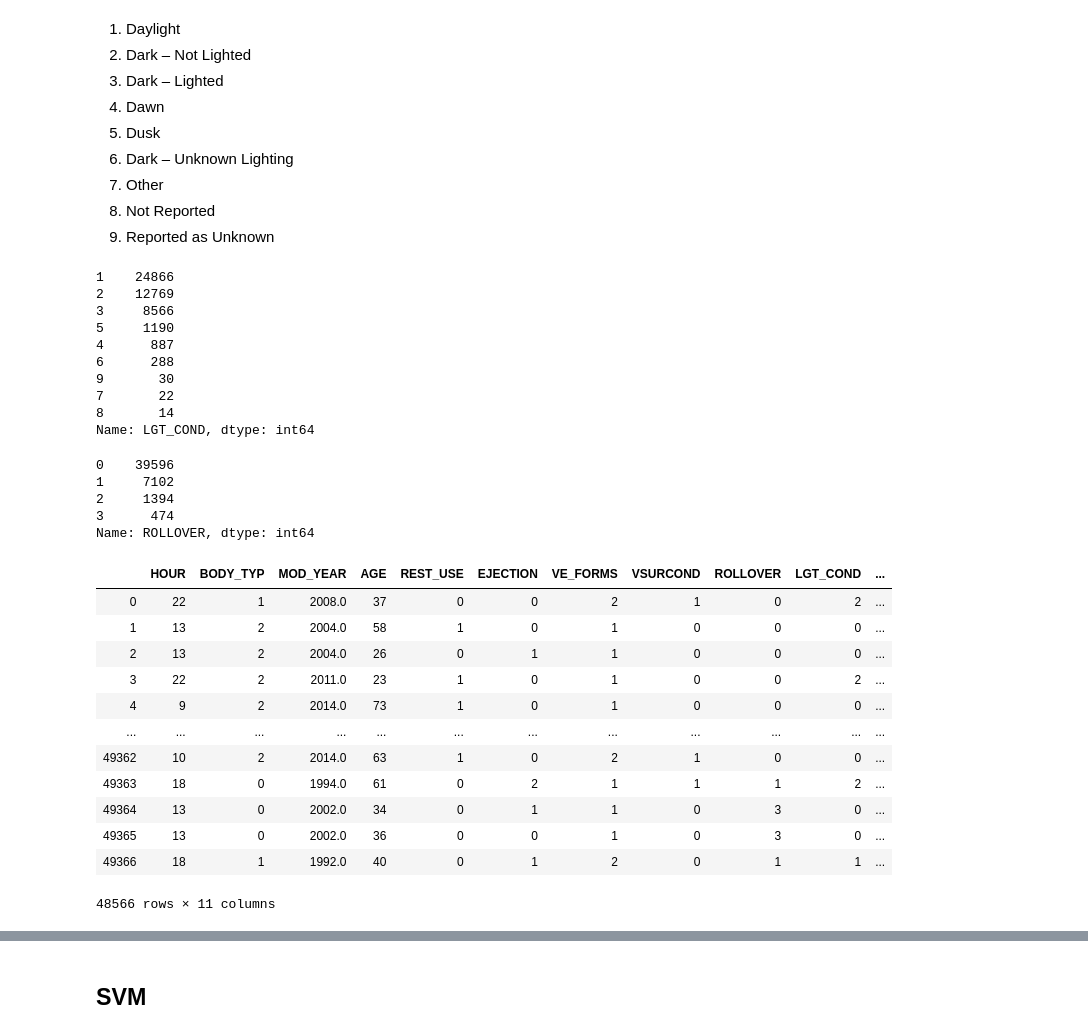
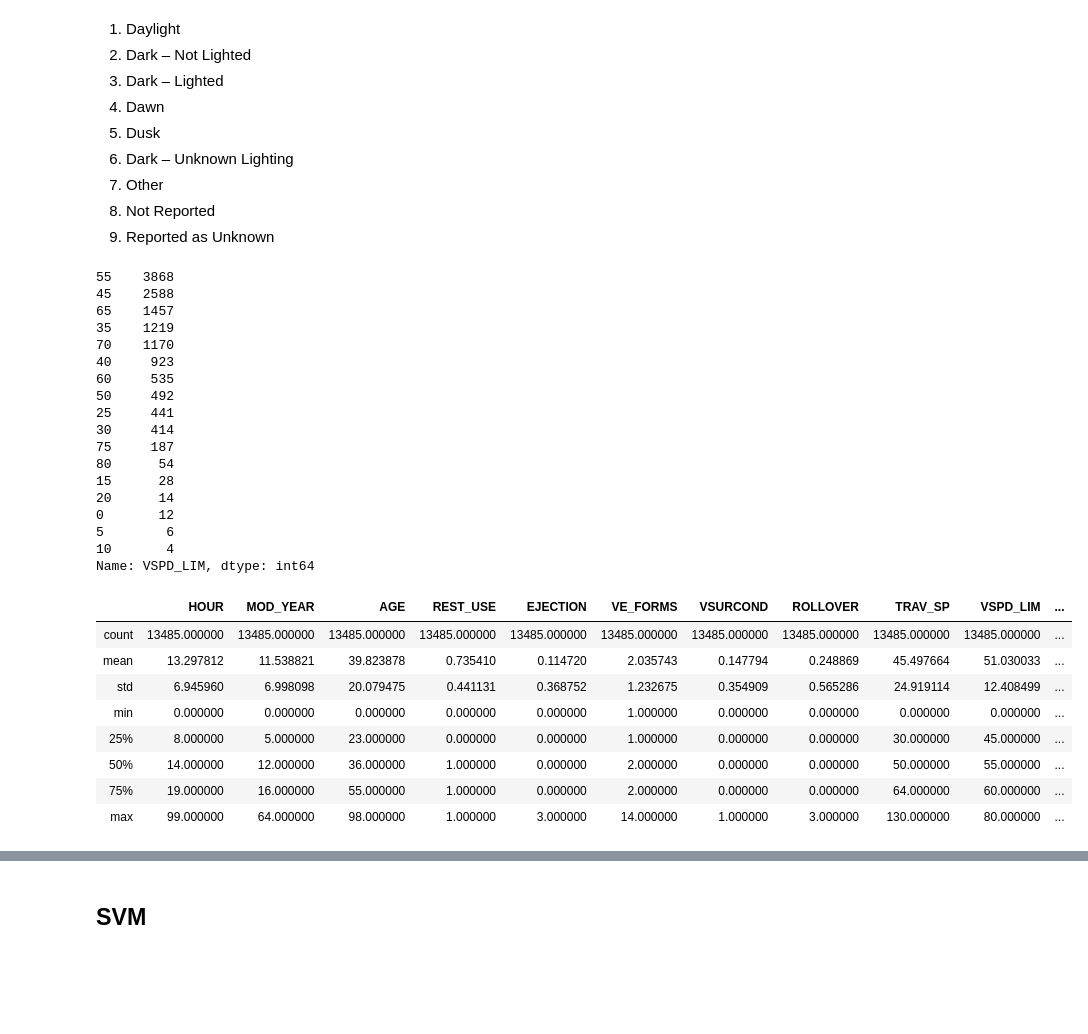
Before and after one commit to m6cortez/COGS_109_Project, a Jupyter notebook: Models.ipynb, the cells around one changed output, grey strips where cells are left out. Cells and saved outputs as stored; diff of their text form; code cells hidden in the pictures; blank space fills up the shorter version.

```diff
--- a/Models.ipynb
+++ b/Models.ipynb
@@ -84,4 +147 @@ x.VSURCOND.value_counts()
 Name: VSURCOND, dtype: int64
-# %%
-x = x[x.VSURCOND <= 4]
-x = x[x.VSURCOND != 0]
@@ -103,19 +155,3 @@ Name: VSURCOND, dtype: int64
 7. Other
 8. Not Reported
 9. Reported as Unknown
-# %%
-#Should seperate to Daylight, Dark, partial dark
-x.LGT_COND.value_counts()
-# %% [output]
-1    24866
-2    12769
-3     8566
-5     1190
-4      887
-6      288
-9       30
-7       22
-8       14
-Name: LGT_COND, dtype: int64
-# %%
-x = x[x.LGT_COND < 7]
@@ -148,34 +158,36 @@ def change_ro(ROLLOVER):
-# %%
-x.LGT_COND = x.LGT_COND.apply(change_lgt)
-x.ROLLOVER = x.ROLLOVER.apply(change_ro)
-x.VSURCOND = x.VSURCOND.apply(change_vsur)
 # %%
-x.ROLLOVER.value_counts()
+x.VSPD_LIM.value_counts()
 # %% [output]
-0    39596
-1     7102
-2     1394
-3      474
-Name: ROLLOVER, dtype: int64
+55    3868
+45    2588
+65    1457
+35    1219
+70    1170
+40     923
+60     535
+50     492
+25     441
+30     414
+75     187
+80      54
+15      28
+20      14
+0       12
+5        6
+10       4
+Name: VSPD_LIM, dtype: int64
-# %%
-final = x.copy()
-final['Injury Severity'] = y
-final.to_csv('df_final.csv')
-final
-# %% [output]
-|  | HOUR | BODY_TYP | MOD_YEAR | AGE | REST_USE | EJECTION | VE_FORMS | VSURCOND | ROLLOVER | LGT_COND | ... |
-| 0 | 22 | 1 | 2008.0 | 37 | 0 | 0 | 2 | 1 | 0 | 2 | ... |
-| 1 | 13 | 2 | 2004.0 | 58 | 1 | 0 | 1 | 0 | 0 | 0 | ... |
-| 2 | 13 | 2 | 2004.0 | 26 | 0 | 1 | 1 | 0 | 0 | 0 | ... |
-| 3 | 22 | 2 | 2011.0 | 23 | 1 | 0 | 1 | 0 | 0 | 2 | ... |
-| 4 | 9 | 2 | 2014.0 | 73 | 1 | 0 | 1 | 0 | 0 | 0 | ... |
-| ... | ... | ... | ... | ... | ... | ... | ... | ... | ... | ... | ... |
-| 49362 | 10 | 2 | 2014.0 | 63 | 1 | 0 | 2 | 1 | 0 | 0 | ... |
-| 49363 | 18 | 0 | 1994.0 | 61 | 0 | 2 | 1 | 1 | 1 | 2 | ... |
-| 49364 | 13 | 0 | 2002.0 | 34 | 0 | 1 | 1 | 0 | 3 | 0 | ... |
-| 49365 | 13 | 0 | 2002.0 | 36 | 0 | 0 | 1 | 0 | 3 | 0 | ... |
-| 49366 | 18 | 1 | 1992.0 | 40 | 0 | 1 | 2 | 0 | 1 | 1 | ... |
-48566 rows × 11 columns
+# %%
+x.describe()
+# %% [output]
+|  | HOUR | MOD_YEAR | AGE | REST_USE | EJECTION | VE_FORMS | VSURCOND | ROLLOVER | TRAV_SP | VSPD_LIM | ... |
+| count | 13485.000000 | 13485.000000 | 13485.000000 | 13485.000000 | 13485.000000 | 13485.000000 | 13485.000000 | 13485.000000 | 13485.000000 | 13485.000000 | ... |
+| mean | 13.297812 | 11.538821 | 39.823878 | 0.735410 | 0.114720 | 2.035743 | 0.147794 | 0.248869 | 45.497664 | 51.030033 | ... |
+| std | 6.945960 | 6.998098 | 20.079475 | 0.441131 | 0.368752 | 1.232675 | 0.354909 | 0.565286 | 24.919114 | 12.408499 | ... |
+| min | 0.000000 | 0.000000 | 0.000000 | 0.000000 | 0.000000 | 1.000000 | 0.000000 | 0.000000 | 0.000000 | 0.000000 | ... |
+| 25% | 8.000000 | 5.000000 | 23.000000 | 0.000000 | 0.000000 | 1.000000 | 0.000000 | 0.000000 | 30.000000 | 45.000000 | ... |
+| 50% | 14.000000 | 12.000000 | 36.000000 | 1.000000 | 0.000000 | 2.000000 | 0.000000 | 0.000000 | 50.000000 | 55.000000 | ... |
+| 75% | 19.000000 | 16.000000 | 55.000000 | 1.000000 | 0.000000 | 2.000000 | 0.000000 | 0.000000 | 64.000000 | 60.000000 | ... |
+| max | 99.000000 | 64.000000 | 98.000000 | 1.000000 | 3.000000 | 14.000000 | 1.000000 | 3.000000 | 130.000000 | 80.000000 | ... |
 # %%
 train_y.unique()
 # %% [output]
```
Also changed, not shown: parts of 27 cells of this notebook, 1 other file.
